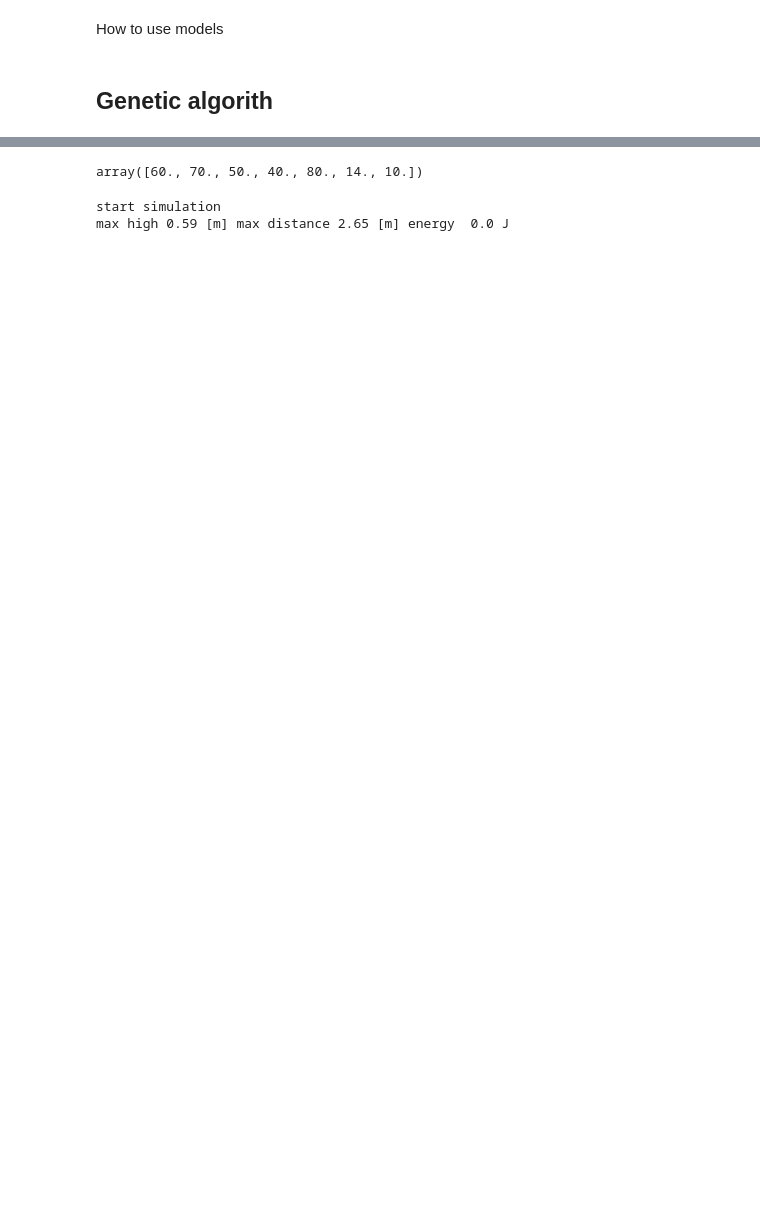
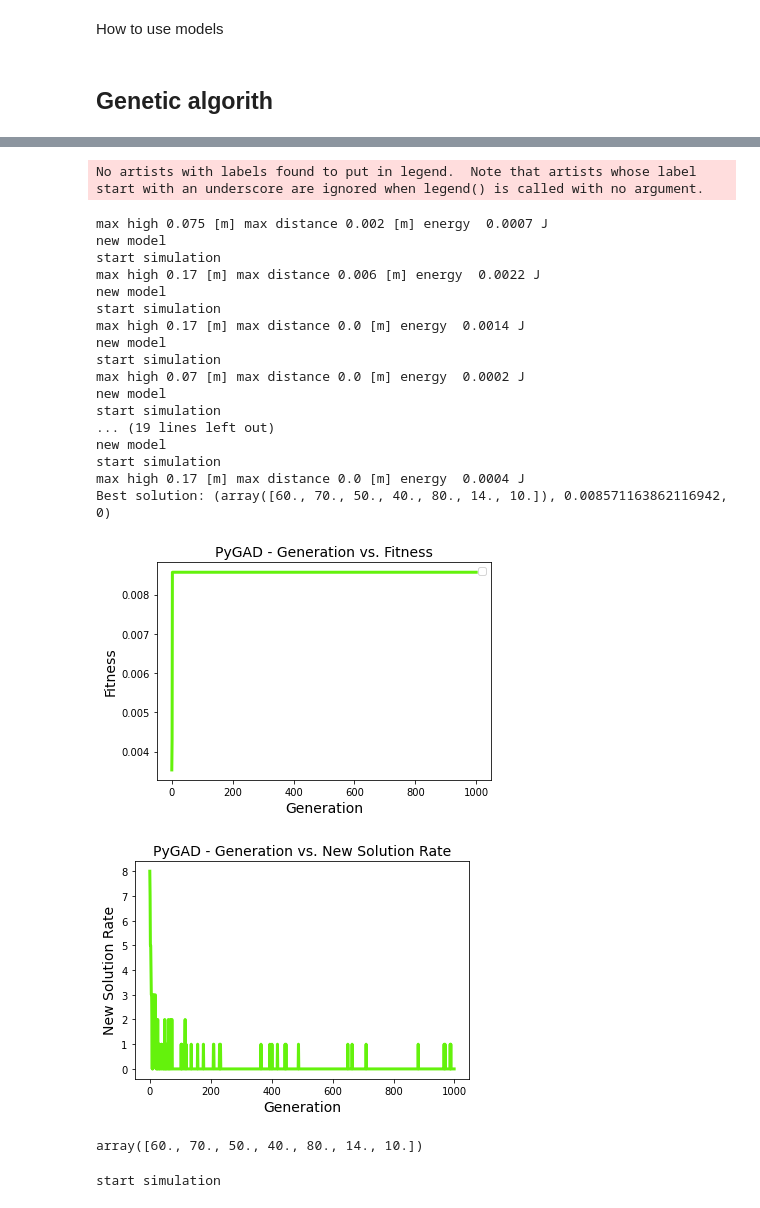
Before and after one commit to alifuatsahin/Jumping-Robot-Design, a Jupyter notebook: jumper_test/optimisation/optimisation GA.ipynb, the cells around one changed output, grey strips where cells are left out. Drawn from its saved outputs; the diff is of its cells as text; code cells hidden in the pictures; blank space fills up the shorter version.

Commit message:
plot

```diff
--- a/jumper_test/optimisation/optimisation GA.ipynb
+++ b/jumper_test/optimisation/optimisation GA.ipynb
@@ -12,7 +14,7 @@ How to use models
 # %% [markdown]
 ## Genetic algorith
 # %%
-nb_generation = 100
+nb_generation = 1000
 BS = Algorithm.genetic_algorith(nb_generation)
 # %% [output]
 algo
@@ -52,3 +54,23 @@ Best solution: (array([60., 70., 50., 40., 80., 14., 10.]), 0.008571163862116944
+No artists with labels found to put in legend.  Note that artists whose label start with an underscore are ignored when legend() is called with no argument.
+max high 0.075 [m] max distance 0.002 [m] energy  0.0007 J
+new model
+start simulation
+max high 0.17 [m] max distance 0.006 [m] energy  0.0022 J
+new model
+start simulation
+max high 0.17 [m] max distance 0.0 [m] energy  0.0014 J
+new model
+start simulation
+max high 0.07 [m] max distance 0.0 [m] energy  0.0002 J
+new model
+start simulation
+... (19 lines left out)
+new model
+start simulation
+max high 0.17 [m] max distance 0.0 [m] energy  0.0004 J
+Best solution: (array([60., 70., 50., 40., 80., 14., 10.]), 0.008571163862116942, 0)
+[figure, added]
+[figure, added]
 # %%
 BS[0]
 # %% [output]
@@ -62,6 +84,5 @@ robot = Model.model(parameters)
 robot.simulate(True)
 # %% [output]
 start simulation
-max high 0.59 [m] max distance 2.65 [m] energy  0.0 J
 # %%
 robot.plot()
```
Also changed, not shown: parts of 3 cells of this notebook, 3 other files.
